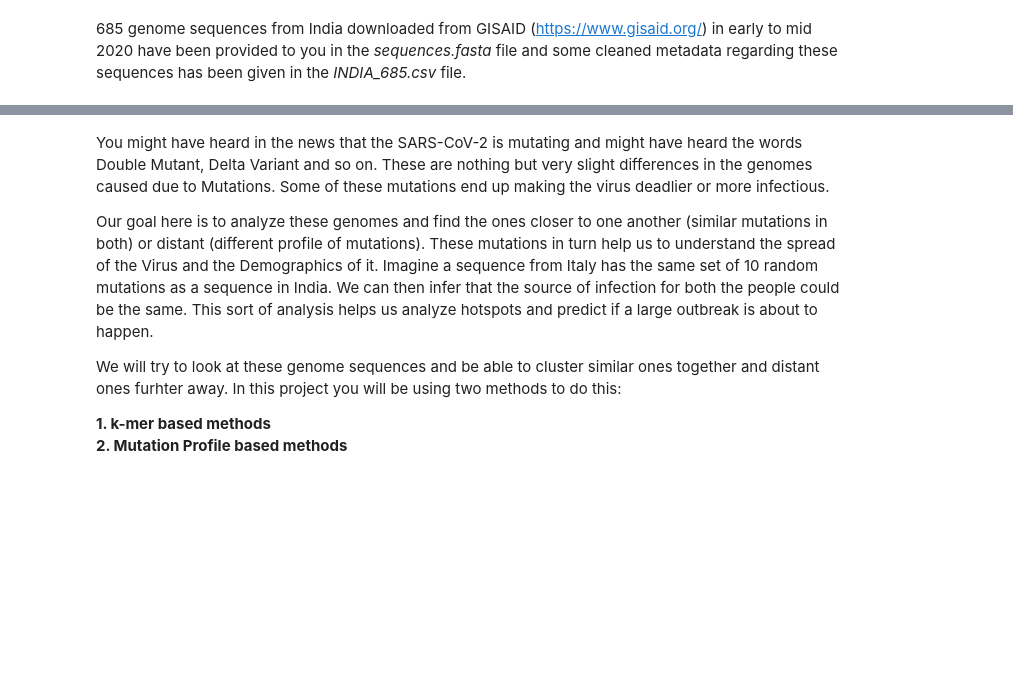
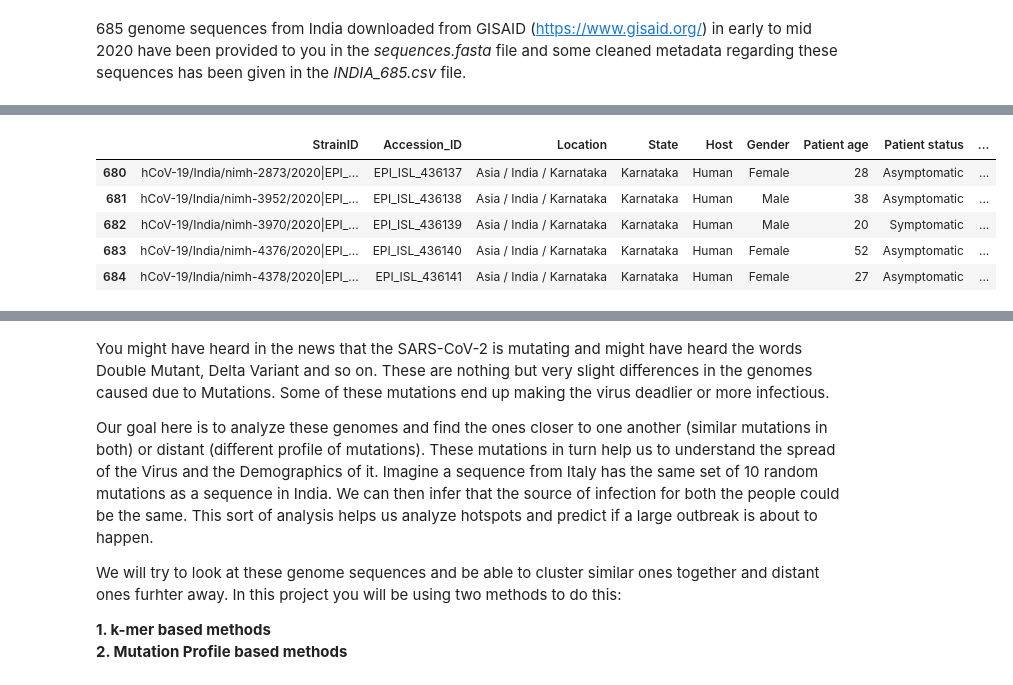
Before and after one commit to SriAmruthaVantrapati/FMML-ASSIGNMENTS, a Jupyter notebook: Project_Module2.ipynb, the cells around one changed output, grey strips where cells are left out. Cells and saved outputs as stored; diff of their text form; code cells hidden in the pictures; blank space fills up the shorter version.

```diff
--- a/Project_Module2.ipynb
+++ b/Project_Module2.ipynb
@@ -38,5 +51,12 @@ import pandas as pd
 import numpy as np
 from Bio import SeqIO
 # %%
-data = pd.read_csv("/content/INDIA_685 (1).csv")
+data = pd.read_csv("/content/drive/MyDrive/INDIA_685 (1).csv")
 data.tail()
+# %% [output]
+|  | StrainID | Accession_ID | Location | State | Host | Gender | Patient age | Patient status | ... |
+| 680 | hCoV-19/India/nimh-2873/2020|EPI_... | EPI_ISL_436137 | Asia / India / Karnataka | Karnataka | Human | Female | 28 | Asymptomatic | ... |
+| 681 | hCoV-19/India/nimh-3952/2020|EPI_... | EPI_ISL_436138 | Asia / India / Karnataka | Karnataka | Human | Male | 38 | Asymptomatic | ... |
+| 682 | hCoV-19/India/nimh-3970/2020|EPI_... | EPI_ISL_436139 | Asia / India / Karnataka | Karnataka | Human | Male | 20 | Symptomatic | ... |
+| 683 | hCoV-19/India/nimh-4376/2020|EPI_... | EPI_ISL_436140 | Asia / India / Karnataka | Karnataka | Human | Female | 52 | Asymptomatic | ... |
+| 684 | hCoV-19/India/nimh-4378/2020|EPI_... | EPI_ISL_436141 | Asia / India / Karnataka | Karnataka | Human | Female | 27 | Asymptomatic | ... |
```
Also changed, not shown: parts of 27 cells of this notebook.
